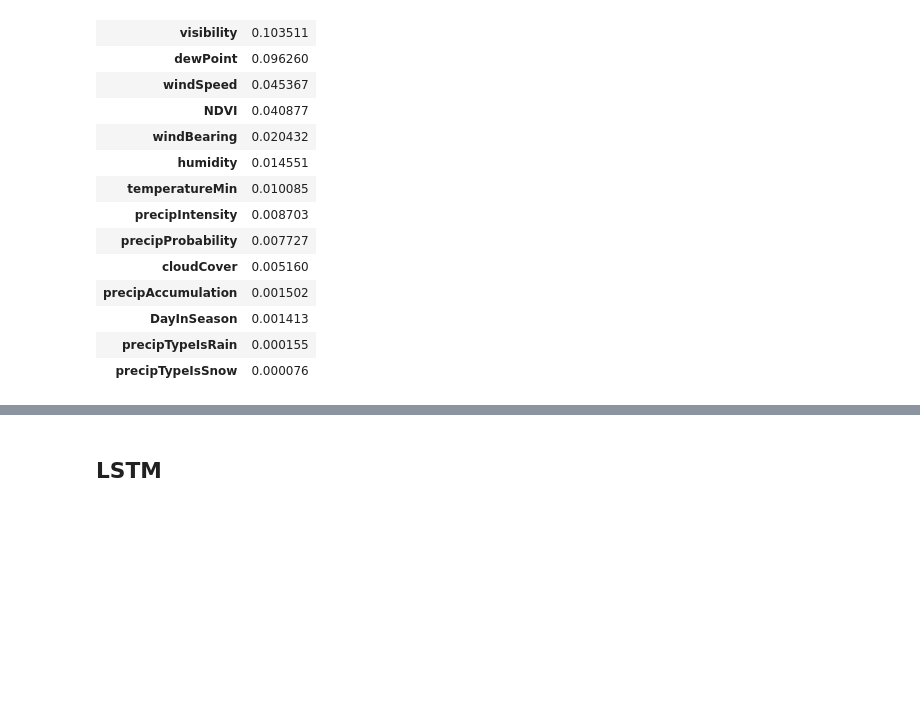
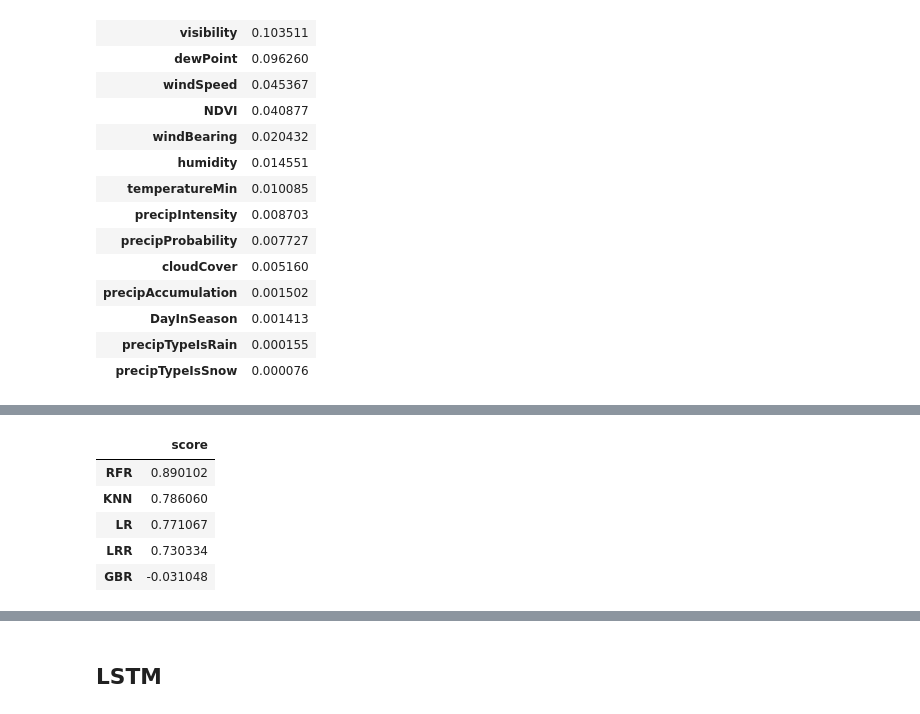
Before and after one commit to aoba98/bishe, a Jupyter notebook: 美国水稻（发表改）.ipynb, the cells around one changed output, grey strips where cells are left out. Saved outputs shown, nothing was run; the diff lists cells and outputs as text; code cells hidden in the pictures; blank space fills up the shorter version.

```diff
--- a/美国水稻（发表改）.ipynb
+++ b/美国水稻（发表改）.ipynb
@@ -449,0 +437,21 @@ ip.sort_values(0, ascending=False)
+# %%
+def tmp_func(x:list):
+    res = []
+    tmp = []
+    for i in x:
+        if len(tmp) == 60:
+            res.append(np.mean(tmp))
+            tmp.clear()
+        else:
+            tmp.append(i)
+    return res
+tmp = df_13.drop(['Location'], axis=1).applymap(tmp_func)
+# %%
+cp_data = reshape_data(tmp.values)
+# %%
+cp_data = np.array(cp_data)
+# %%
+from sklearn.model_selection import train_test_split
+X_train, X_test, y_train, y_test = train_test_split(cp_data, y, test_size=0.2, random_state=42)
+from alg_test import alg_test
+score = alg_test(X_train, y_train)
@@ -449,0 +474,9 @@ ip.sort_values(0, ascending=False)
+# %%
+score
+# %% [output]
+|  | score |
+| RFR | 0.890102 |
+| KNN | 0.786060 |
+| LR | 0.771067 |
+| LRR | 0.730334 |
+| GBR | -0.031048 |
```
Also changed, not shown: parts of 23 cells of this notebook, 7 other files.
